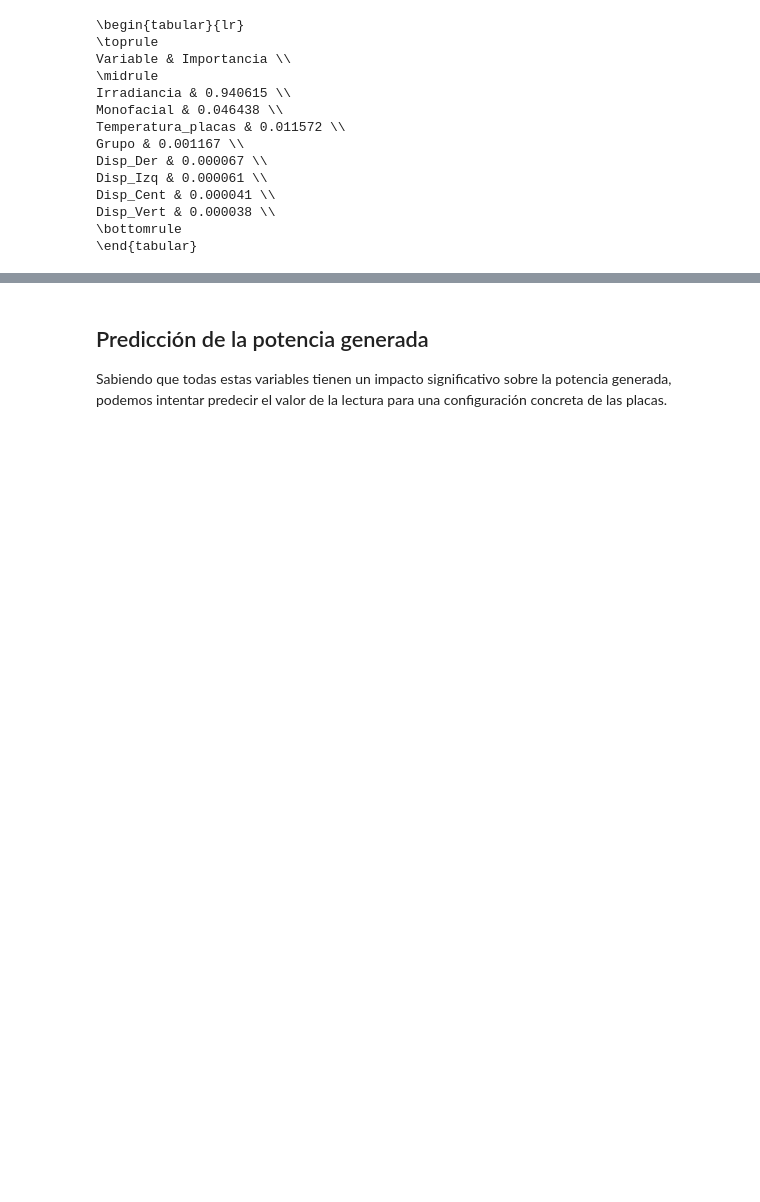
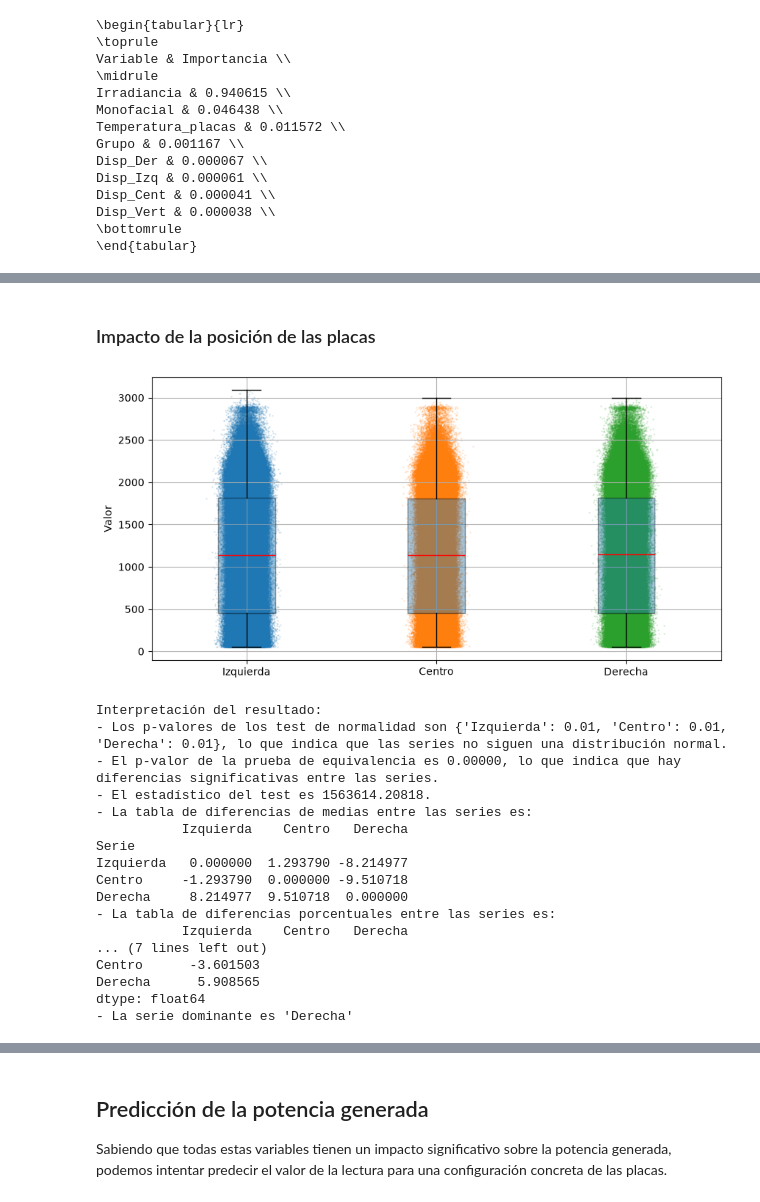
Before and after one commit to jcv00036/extracurriculares_simidat_scripts, a Jupyter notebook: cuadernos/estudio_disposiciones.ipynb, the cells around one changed output, grey strips where cells are left out. Saved outputs shown, nothing was run; the diff lists cells and outputs as text; code cells hidden in the pictures; blank space fills up the shorter version.

Commit message:
Añadido el estudio de variables sin la string monofacial

```diff
--- a/cuadernos/estudio_disposiciones.ipynb
+++ b/cuadernos/estudio_disposiciones.ipynb
@@ -252,0 +257,28 @@ Disp_Vert & 0.000038 \\
+# %%
+df = dataframe()
+
+df.drop(df[df["Monofacial"] == 1].index, inplace=True)
+# %% [markdown]
+### Impacto de la posición de las placas
+# %%
+resultado = est.interpretar_diferencias_series(est.evaluar_diferencias_series(df, variable=COLUMNA_P, nombres_series=["Izquierda", "Centro", "Derecha"], variables_ficticias=["Disp_Izq", "Disp_Cent", "Disp_Der"]))
+ut.guardar_tabla_latex(resultado['tabla_diferencias_medias'], f"{DIR_SALIDA}/posicion_en_grupo_corregida/tabla_diferencias_posiciones.tex", "Diferencias de potencia entre las posiciones de las placas (en W)", "tab:diferencias_placas_pos_en_grupo")
+# %% [output]
+[figure, added]
+Interpretación del resultado:
+- Los p-valores de los test de normalidad son {'Izquierda': 0.01, 'Centro': 0.01, 'Derecha': 0.01}, lo que indica que las series no siguen una distribución normal.
+- El p-valor de la prueba de equivalencia es 0.00000, lo que indica que hay diferencias significativas entre las series.
+- El estadístico del test es 1563614.20818.
+- La tabla de diferencias de medias entre las series es:
+           Izquierda    Centro   Derecha
+Serie
+Izquierda   0.000000  1.293790 -8.214977
+Centro     -1.293790  0.000000 -9.510718
+Derecha     8.214977  9.510718  0.000000
+- La tabla de diferencias porcentuales entre las series es:
+           Izquierda    Centro   Derecha
+... (7 lines left out)
+Centro      -3.601503
+Derecha      5.908565
+dtype: float64
+- La serie dominante es 'Derecha'
```
Also changed, not shown: parts of 7 cells of this notebook.
